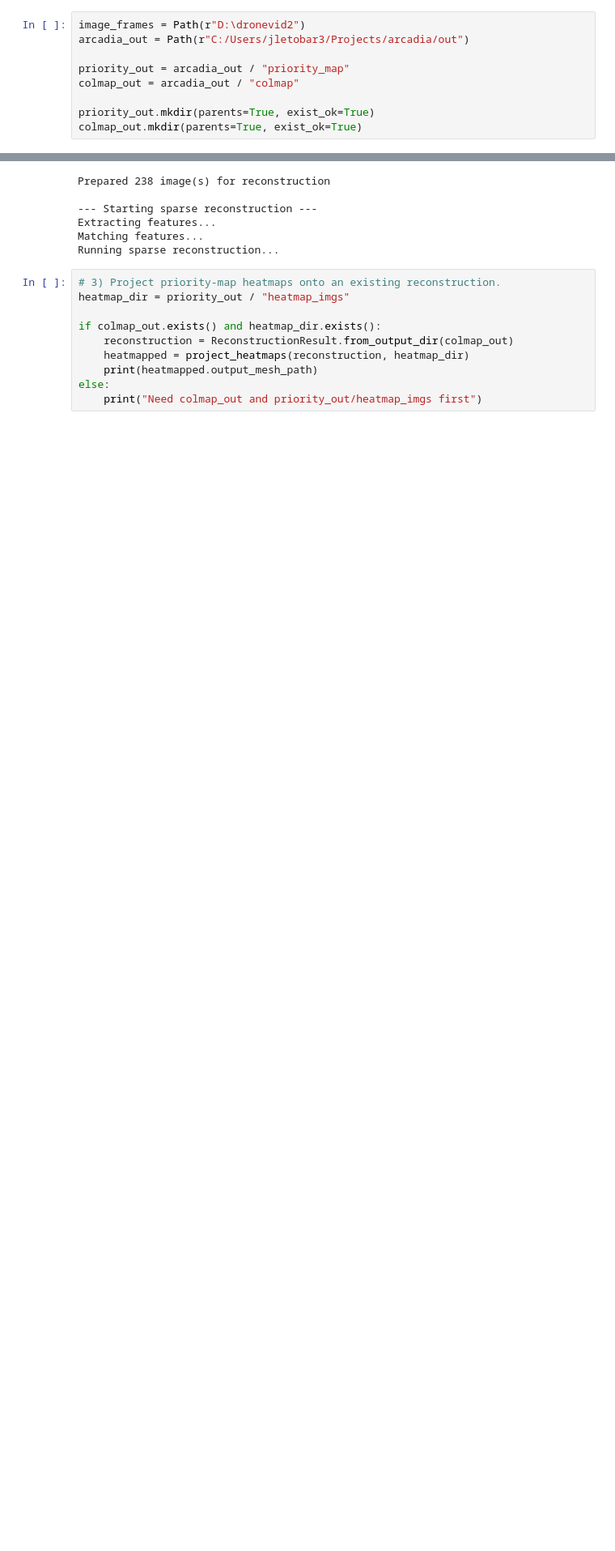
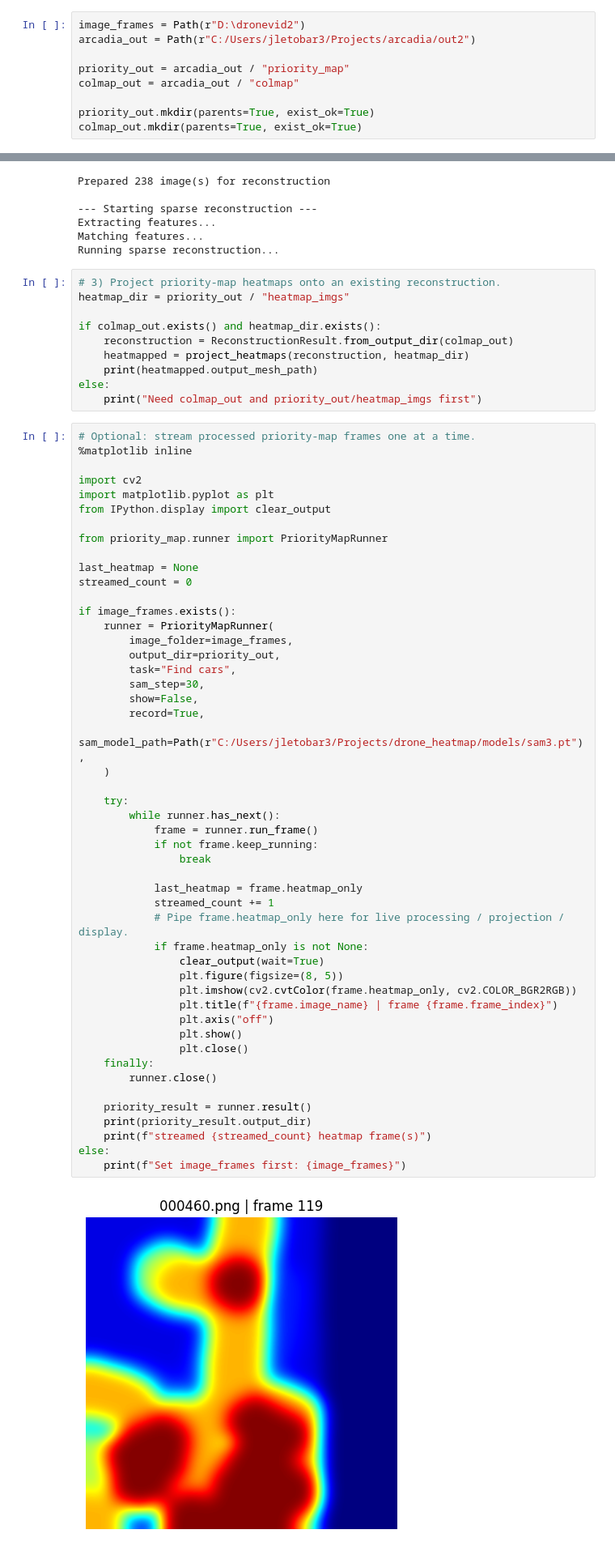
Before and after one commit to josephletobar/arcadia-, a Jupyter notebook: arcadia_start.ipynb, the cells around one changed output, grey strips where cells are left out. Shown at 81% size. Cells and saved outputs as stored; diff of their text form; blank space fills up the shorter version.

Commit message:
add per-frame results api

```diff
--- a/arcadia_start.ipynb
+++ b/arcadia_start.ipynb
@@ -34,7 +34,7 @@ print("imports ok")
 imports ok
 # %%
 image_frames = Path(r"D:\dronevid2")
-arcadia_out = Path(r"C:/Users/jletobar3/Projects/arcadia/out")
+arcadia_out = Path(r"C:/Users/jletobar3/Projects/arcadia/out2")
 
 priority_out = arcadia_out / "priority_map"
 colmap_out = arcadia_out / "colmap"
@@ -105,3 +105,54 @@ if colmap_out.exists() and heatmap_dir.exists():
     print(heatmapped.output_mesh_path)
 else:
     print("Need colmap_out and priority_out/heatmap_imgs first")
+# %%
+# Optional: stream processed priority-map frames one at a time.
+%matplotlib inline
+
+import cv2
+import matplotlib.pyplot as plt
+from IPython.display import clear_output
+
+from priority_map.runner import PriorityMapRunner
+
+last_heatmap = None
+streamed_count = 0
+
+if image_frames.exists():
+    runner = PriorityMapRunner(
+        image_folder=image_frames,
+        output_dir=priority_out,
+        task="Find cars",
+        sam_step=30,
+        show=False,
+        record=True,
+        sam_model_path=Path(r"C:/Users/jletobar3/Projects/drone_heatmap/models/sam3.pt"),
+    )
+
+    try:
+        while runner.has_next():
+            frame = runner.run_frame()
+            if not frame.keep_running:
+                break
+
+            last_heatmap = frame.heatmap_only
+            streamed_count += 1
+            # Pipe frame.heatmap_only here for live processing / projection / display.
+            if frame.heatmap_only is not None:
+                clear_output(wait=True)
+                plt.figure(figsize=(8, 5))
+                plt.imshow(cv2.cvtColor(frame.heatmap_only, cv2.COLOR_BGR2RGB))
+                plt.title(f"{frame.image_name} | frame {frame.frame_index}")
+                plt.axis("off")
+                plt.show()
+                plt.close()
+    finally:
+        runner.close()
+
+    priority_result = runner.result()
+    print(priority_result.output_dir)
+    print(f"streamed {streamed_count} heatmap frame(s)")
+else:
+    print(f"Set image_frames first: {image_frames}")
+# %% [output]
+[figure, added]
```
Also changed, not shown: parts of 1 cell of this notebook, 1 other file.
